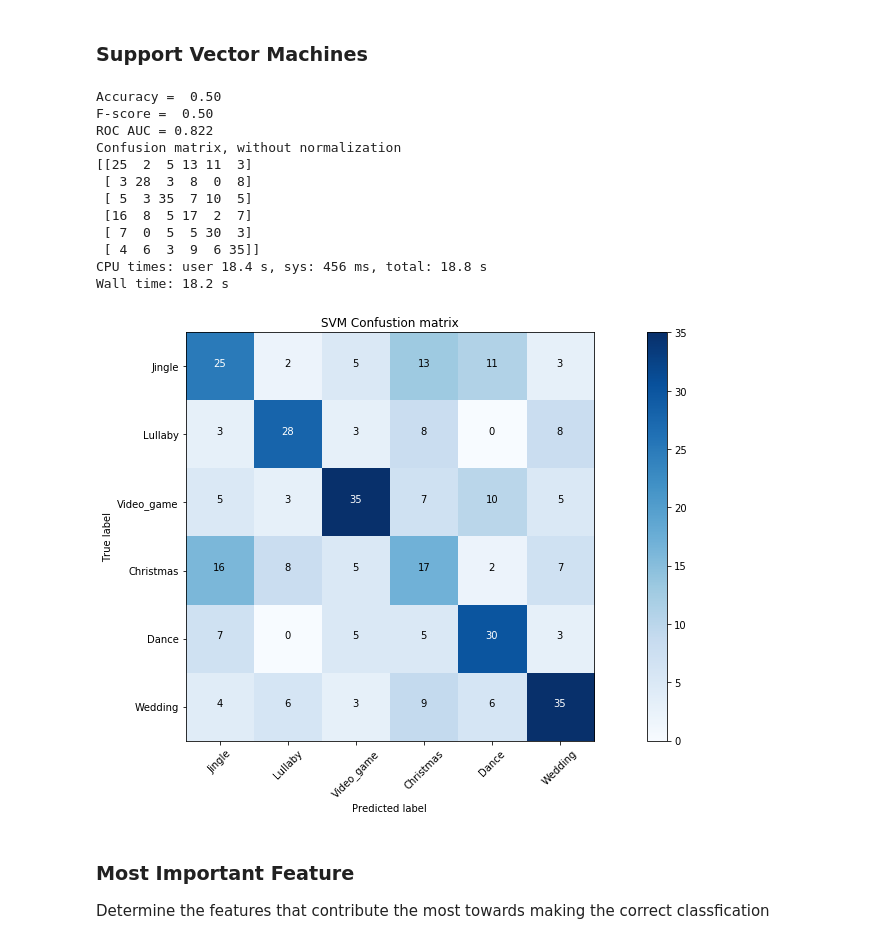
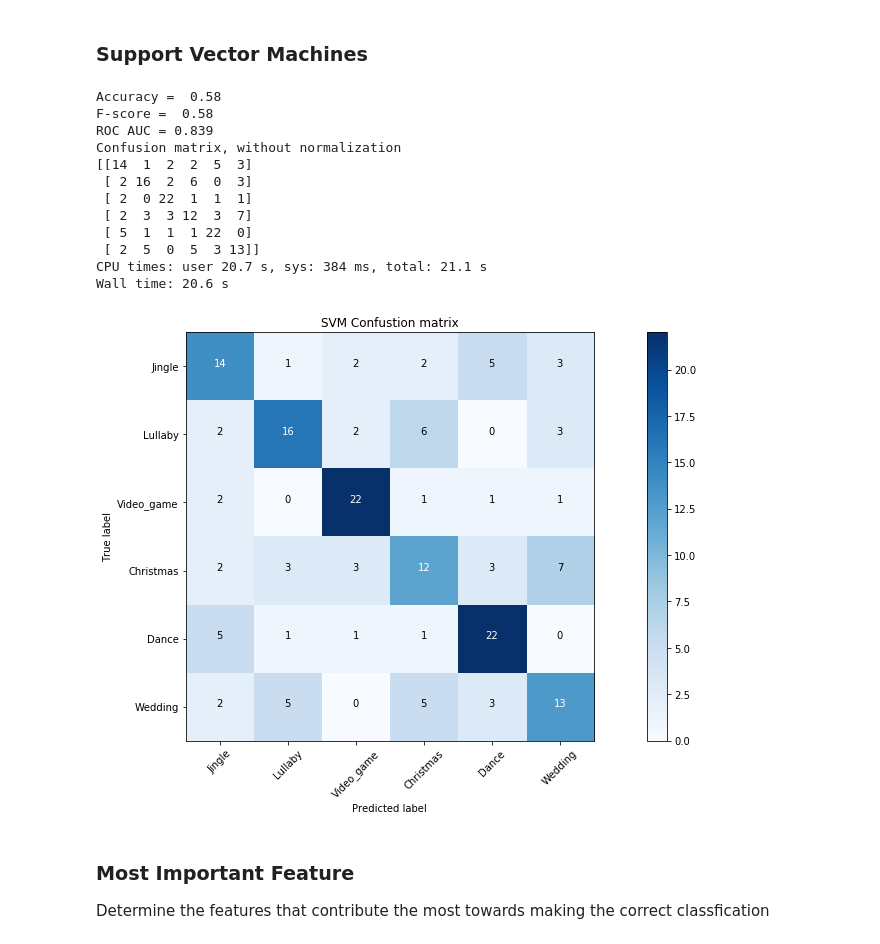
Before and after one commit to jonasgerne/audioset-role, a Jupyter notebook: 4.3_feature_based_classification.ipynb, the cells around one changed output. Drawn from its saved outputs; the diff is of its cells as text; code cells hidden in the pictures.

```diff
--- a/4.3_feature_based_classification.ipynb
+++ b/4.3_feature_based_classification.ipynb
@@ -22,7 +22,7 @@ from itertools import cycle
 # matplotlib.rcParams.update({'font.size': 14})
 %matplotlib inline
 # %%
-df = pd.read_csv('extracted_features/df_features_cutted_classes_mfcc7.csv')
+df = pd.read_csv('extracted_features/df_features_cutted_classes_mfcc7_cutted features.csv')
 print(df.shape)
 df.head()
 # %% [output]
@@ -75,5 +82,5 @@ x_val, x_test, y_val, y_test = train_test_split(x_test, y_test,
 # %%
-experiment_path = 'mfcc_7/'
+experiment_path = 'other/'
 def plot_confusion_matrix(cm, classes,
                           normalize=False,
                           title='Confusion matrix',
@@ -169,16 +170,10 @@ Wall time: 427 ms
 rf_classifier = RandomForestClassifier(n_estimators=500, min_samples_split=5)
 rf_classifier.fit(x_train, y_train)
 
-# Predict (validation set)
-pred_probs = rf_classifier.predict_proba(x_val)
-display_results(y_val, pred_probs, cm_title='RF Confustion matrix')
+# Predict
+pred_probs = rf_classifier.predict_proba(x_test)
+display_results(y_test, pred_probs, cm_title='RF Confustion matrix')
 
-# Save
-with open('pred_probas/rf_classifier_val.pkl', 'wb') as f:
-    pickle.dump(pred_probs, f)
-
-# Prediction for test set
-pred_probs_RF = rf_classifier.predict_proba(x_test)
 # Save
 with open('pred_probas/rf_classifier_test.pkl', 'wb') as f:
     pickle.dump(pred_probs_RF, f)
@@ -205,16 +200,10 @@ xgb_classifier = xgb.XGBClassifier(max_depth=5, learning_rate=0.1, objective='mu
                                    n_estimators=500, sub_sample = 0.8, num_class = len(label_dict))
 xgb_classifier.fit(x_train, y_train)
 
-# Prediction and result (validation set)
-pred_probs = xgb_classifier.predict_proba(x_val)
-display_results(y_val, pred_probs, cm_title='XGB Confustion matrix')
+# Prediction and result
+pred_probs = xgb_classifier.predict_proba(x_test)
+display_results(y_test, pred_probs, cm_title='XGB Confustion matrix')
 
-# Save
-with open('pred_probas/xgb_classifier_val.pkl', 'wb') as f:
-    pickle.dump(pred_probs, f)
-
-# Prediction for test set
-pred_probs_XGB = xgb_classifier.predict_proba(x_test)
 # Save
 with open('pred_probas/xgb_classifier_test.pkl', 'wb') as f:
     pickle.dump(pred_probs_XGB, f)
@@ -237,38 +226,30 @@ Wall time: 32.4 s
 # %%
 %%time
 # Train
 svm_classifier = SVC(C=10000.0, probability = True, kernel='rbf') # class_weight=cl_weight,
 svm_classifier.fit(x_train, y_train)
 
-# Predict (validation set)
-pred_probs = svm_classifier.predict_proba(x_val)
+# Predict
+pred_probs = svm_classifier.predict_proba(x_test)
+display_results(y_test, pred_probs, cm_title='SVM Confustion matrix')
 
-# Results
-display_results(y_val, pred_probs, cm_title='SVM Confustion matrix')
-
-# Save
-with open('pred_probas/svm_classifier_val.pkl', 'wb') as f:
-    pickle.dump(pred_probs, f)
-
-# Prediction for test set
-pred_probs_SVM = svm_classifier.predict_proba(x_test)
 # Save
 with open('pred_probas/svm_classifier_test.pkl', 'wb') as f:
     pickle.dump(pred_probs_SVM, f)
 # %% [output]
-Accuracy =  0.50
-F-score =  0.50
-ROC AUC = 0.822
+Accuracy =  0.58
+F-score =  0.58
+ROC AUC = 0.839
 Confusion matrix, without normalization
-[[25  2  5 13 11  3]
- [ 3 28  3  8  0  8]
- [ 5  3 35  7 10  5]
- [16  8  5 17  2  7]
- [ 7  0  5  5 30  3]
- [ 4  6  3  9  6 35]]
-CPU times: user 18.4 s, sys: 456 ms, total: 18.8 s
-Wall time: 18.2 s
+[[14  1  2  2  5  3]
+ [ 2 16  2  6  0  3]
+ [ 2  0 22  1  1  1]
+ [ 2  3  3 12  3  7]
+ [ 5  1  1  1 22  0]
+ [ 2  5  0  5  3 13]]
+CPU times: user 20.7 s, sys: 384 ms, total: 21.1 s
+Wall time: 20.6 s
-[figure, old version]
+[figure, new version]
 # %% [markdown]
 ### Most Important Feature
 Determine the features that contribute the most towards making the correct classfication
```
Also changed, not shown: parts of 10 cells of this notebook, 29 other files.
